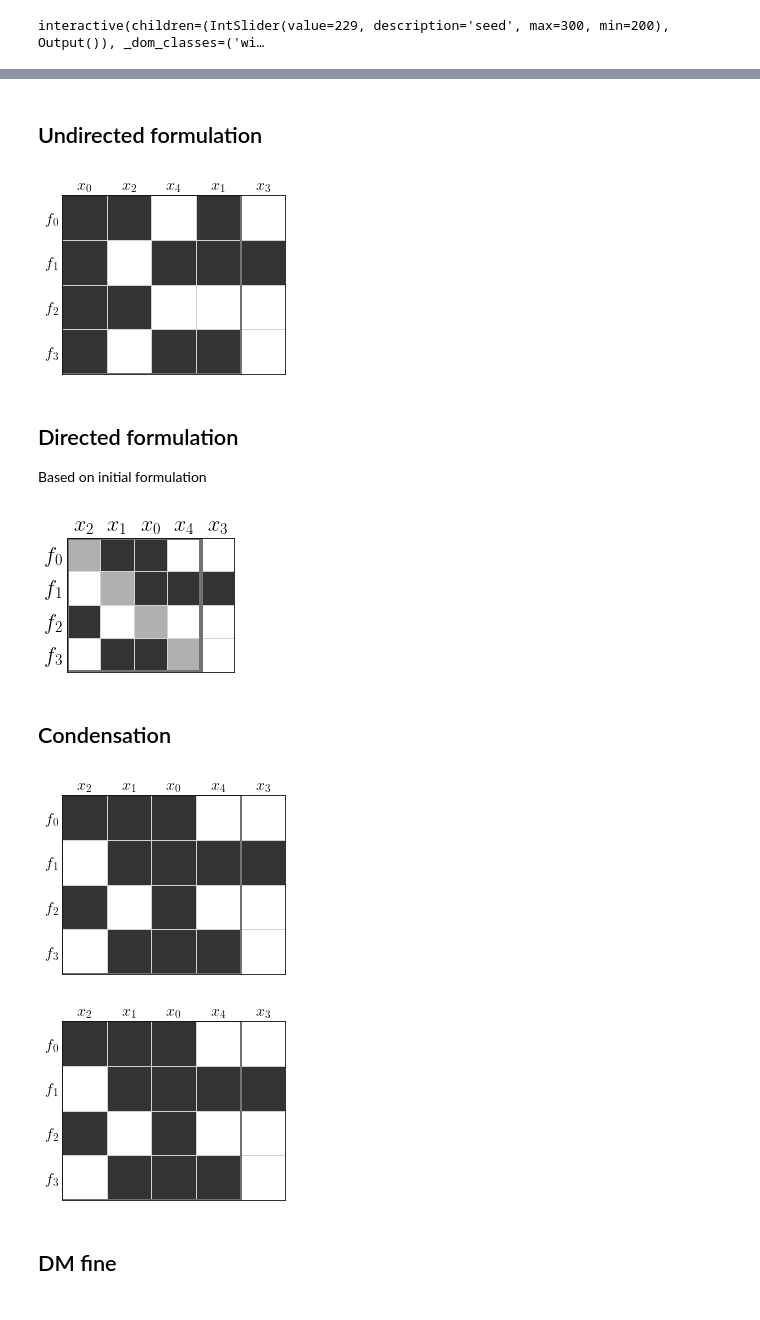
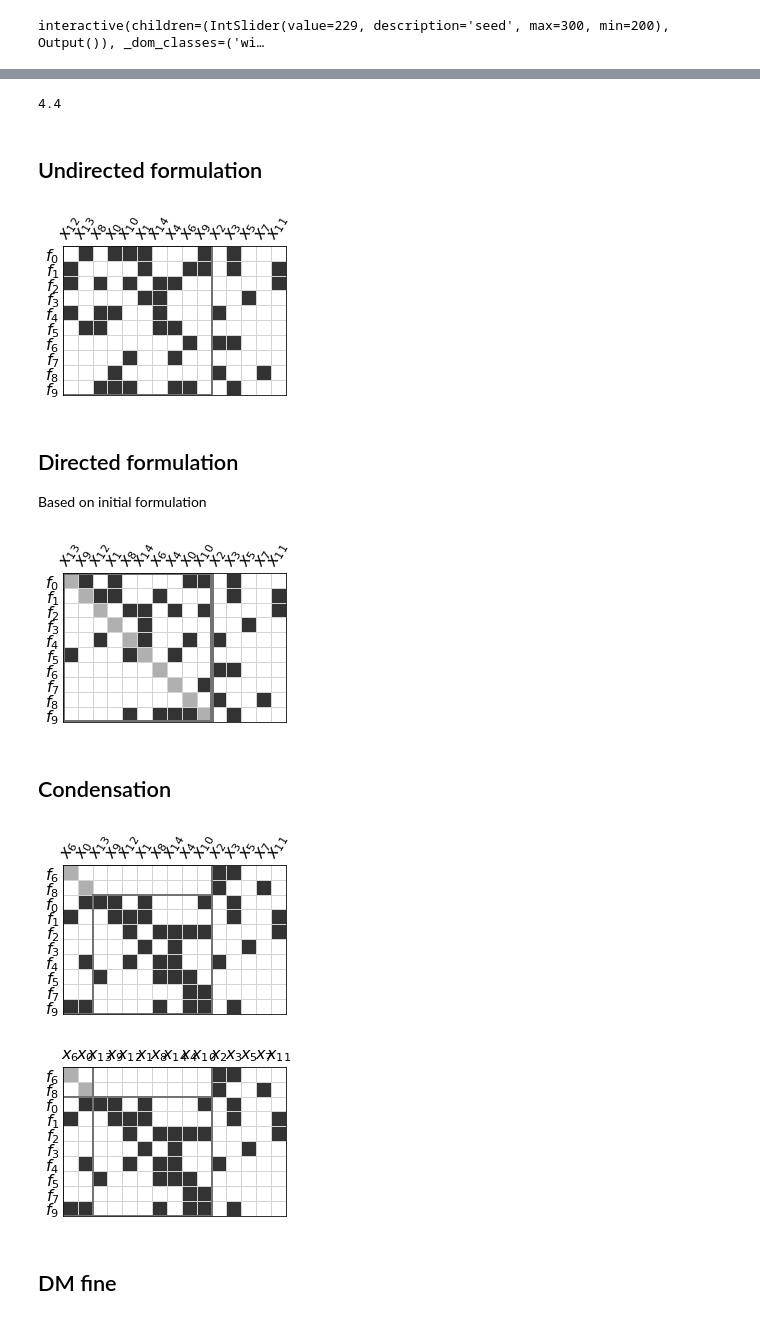
Before and after one commit to norheim/minimdo, a Jupyter notebook: minimdo/examples/gallery.ipynb, the cells around one changed output, grey strips where cells are left out. Drawn from its saved outputs; the diff is of its cells as text; code cells hidden in the pictures.

```diff
--- a/minimdo/examples/gallery.ipynb
+++ b/minimdo/examples/gallery.ipynb
@@ -12,6 +15,6 @@ from ipywidgets import interact, interactive, fixed, interact_manual
 # %%
 import matplotlib.pyplot as plt
-plt.rcParams['text.usetex'] = True
+plt.rcParams['text.usetex'] = False
 # %% [markdown]
 # Exploration
 # %%
@@ -41,17 +67,22 @@ interactive(children=(IntSlider(value=229, description='seed', max=300, min=200)
 # %%
-m = 4
-n = 5
+# For presentation slides, (m,n,seed) = (4,5,221)
+m = 10#37,4
+n = 15#45,5
 seed = 221#257#23
 runs = (
     (0.5, 'sparsity_half.png'),
     (1., 'sparsity_one.png'),
     (1.5, 'sparsity_one_and_half.png')
 )
-sparsity, figname = 1., ''
+sparsity, figname = 1.5, ''
 # %%
 kwargs = random_problem_with_artifacts(m,n,seed,sparsity)
 # %%
 eq_incidence,outset,eqnidxs,edges_varonleft,varidxs = map(kwargs.get, ["eq_incidence","outset","eqnidxs","edges_varonleft","varidxs"])
+# %%
+np.mean([len(val) for val in eq_incidence.values()])
+# %% [output]
+4.4
 # %% [markdown]
 ## Undirected formulation
 # %%
@@ -59,9 +90,9 @@ edges_undir,tree_undir,_ = eqv_to_edges_tree(eq_incidence, n_eqs=m)
 edges_dir,tree_dir,outset_adj = eqv_to_edges_tree(eq_incidence, outset, n_eqs=m)
 tree_undir[2].update({val:1 for val in outset_adj.values()})
 # %%
-render_incidence(edges_undir, tree_undir, rotation=0, hideticks=True, figsize=((4,4)));
+render_incidence(edges_undir, tree_undir, rotation=60, hideticks=True, figsize=((4,4)));
 # %% [output]
-[figure, old version]
+[figure, new version]
 # %%
 # from scipy.sparse import csc_matrix
 # from scipy.sparse.linalg import splu
@@ -86,21 +117,21 @@ render_incidence(edges_undir, tree_undir, rotation=0, hideticks=True, figsize=((
 ## Directed formulation
 Based on initial formulation
 # %%
-render_incidence(edges_dir, tree_dir, figsize=((3,3)), figname="defense_fac_init.png", save=True, fontsize=22, rotation=0, hideticks=True, patchwidth=4);
+render_incidence(edges_dir, tree_dir, figsize=((4,4)), figname="defense_fac_init.png", save=True, rotation=60, hideticks=True, patchwidth=4);
 # %% [output]
-[figure, old version]
+[figure, new version]
 # %% [markdown]
 ## Condensation
 # %%
 formulation_scc = reformulate(edges_dir, tree_dir, root_solver_name=1)
-render_incidence(*formulation_scc, figsize=((4,4)), rotation=0, hideticks=True,);
+render_incidence(*formulation_scc, figsize=((4,4)), rotation=60, hideticks=True,);
 # %% [output]
-[figure, old version]
+[figure, new version]
 # %%
 formulation_scc = reformulate(edges_dir, tree_dir, root_solver_name=1, mdf=False)
 render_incidence(*formulation_scc, figsize=((4,4)), rotation=0, hideticks=True,);
 # %% [output]
-[figure, old version]
+[figure, new version]
 # %% [markdown]
 ## DM fine
 # %%
```
Also changed, not shown: parts of 10 cells of this notebook, 4 other files.
